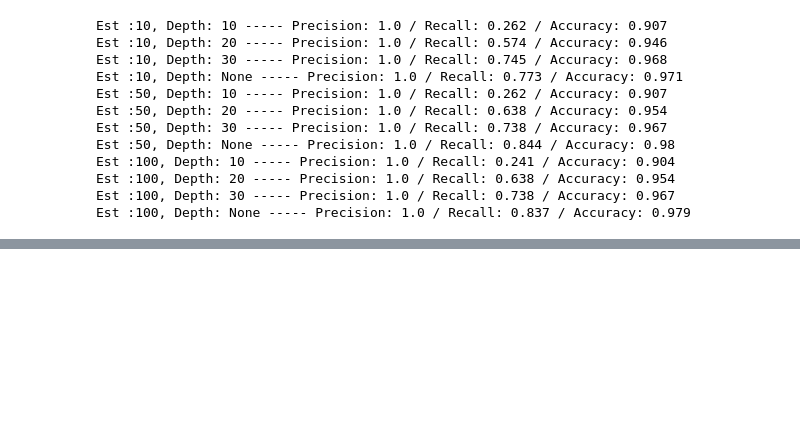
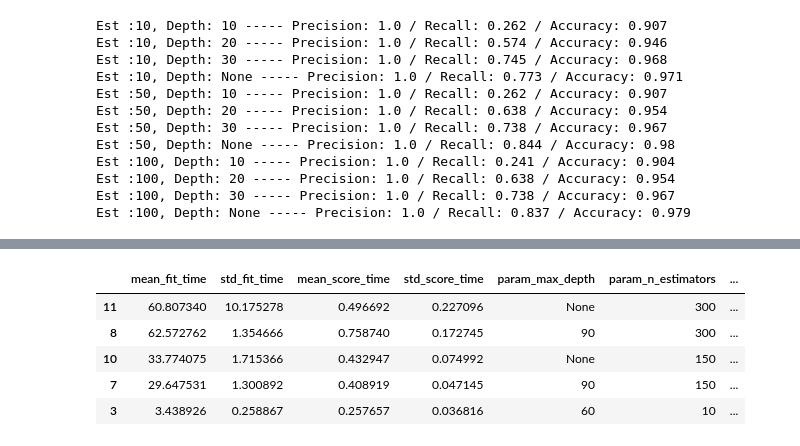
Before and after one commit to allaccountstaken/nlp_with_nltk, a Jupyter notebook: nlp_pipeline.ipynb, the cells around one changed output, grey strips where cells are left out. Cells and saved outputs as stored; diff of their text form; code cells hidden in the pictures; blank space fills up the shorter version.

```diff
--- a/nlp_pipeline.ipynb
+++ b/nlp_pipeline.ipynb
@@ -993,0 +1018,16 @@ Est :100, Depth: None ----- Precision: 1.0 / Recall: 0.837 / Accuracy: 0.979
+# %%
+rf = RandomForestClassifier()
+params = {'n_estimators': [10, 150, 300],
+          'max_depth': [30, 60, 90, None]
+         }
+gs = GridSearchCV(rf, params, cv=5, n_jobs=-1)
+gs_fit = gs.fit(X_tfidf_feat, data['label'])
+pd.DataFrame(gs_fit.cv_results_).sort_values('mean_test_score',
+                                             ascending=False)[0:5]
+# %% [output]
+|  | mean_fit_time | std_fit_time | mean_score_time | std_score_time | param_max_depth | param_n_estimators | ... |
+| 11 | 60.807340 | 10.175278 | 0.496692 | 0.227096 | None | 300 | ... |
+| 8 | 62.572762 | 1.354666 | 0.758740 | 0.172745 | 90 | 300 | ... |
+| 10 | 33.774075 | 1.715366 | 0.432947 | 0.074992 | None | 150 | ... |
+| 7 | 29.647531 | 1.300892 | 0.408919 | 0.047145 | 90 | 150 | ... |
+| 3 | 3.438926 | 0.258867 | 0.257657 | 0.036816 | 60 | 10 | ... |
```
Also changed, not shown: parts of 12 cells of this notebook, 2 other files.
